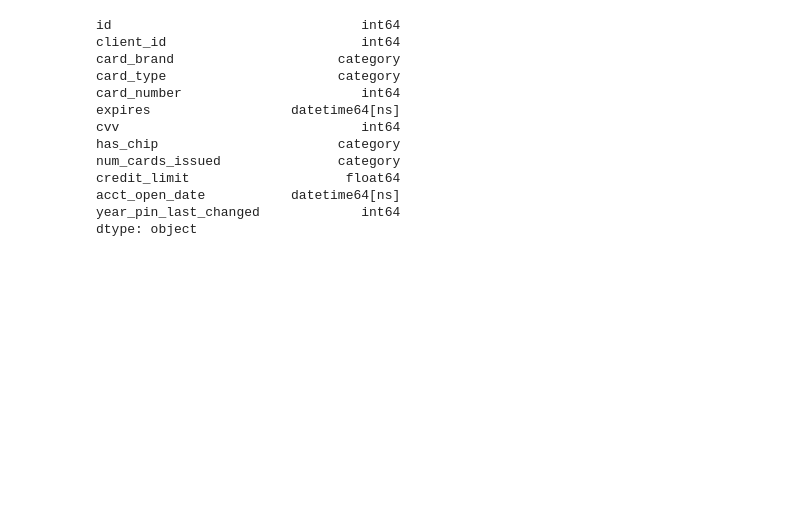
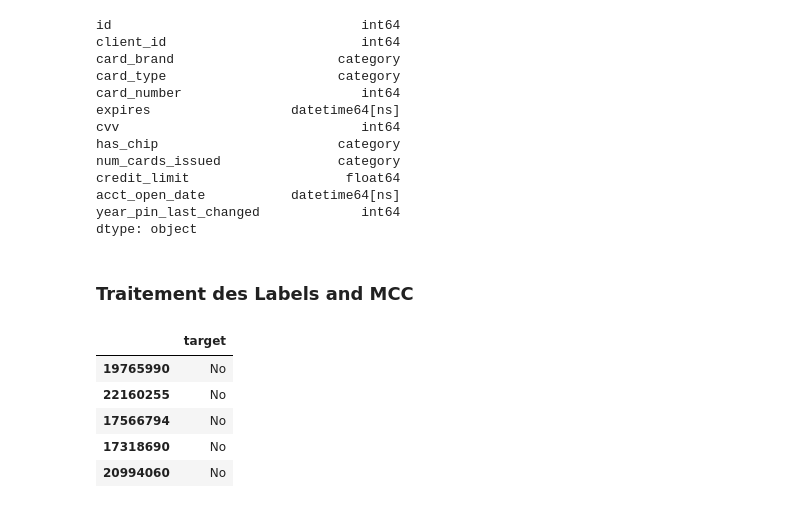
Before and after one commit to myriamaitsaid/HACKATHON_IBM_19, a Jupyter notebook: EDA p1.ipynb, the cells around one changed output. Cells and saved outputs as stored; diff of their text form; code cells hidden in the pictures; blank space fills up the shorter version.

```diff
--- a/EDA p1.ipynb
+++ b/EDA p1.ipynb
@@ -363,0 +368,2 @@ df_cards.to_csv("cards_data_cleaned.csv", index=False)
+# %% [markdown]
+###  Traitement des Labels and MCC
@@ -363,0 +380,9 @@ df_cards.to_csv("cards_data_cleaned.csv", index=False)
+# %%
+labels.head()
+# %% [output]
+|  | target |
+| 19765990 | No |
+| 22160255 | No |
+| 17566794 | No |
+| 17318690 | No |
+| 20994060 | No |
```
Also changed, not shown: parts of 10 cells of this notebook, 11 other files.
